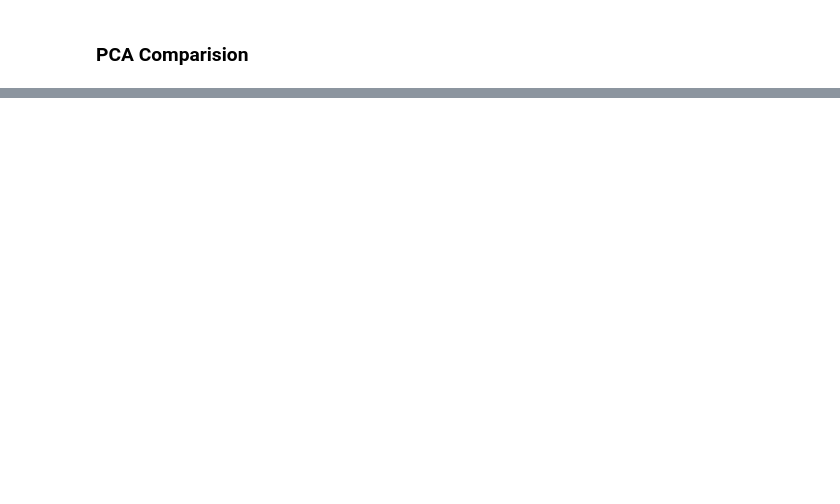
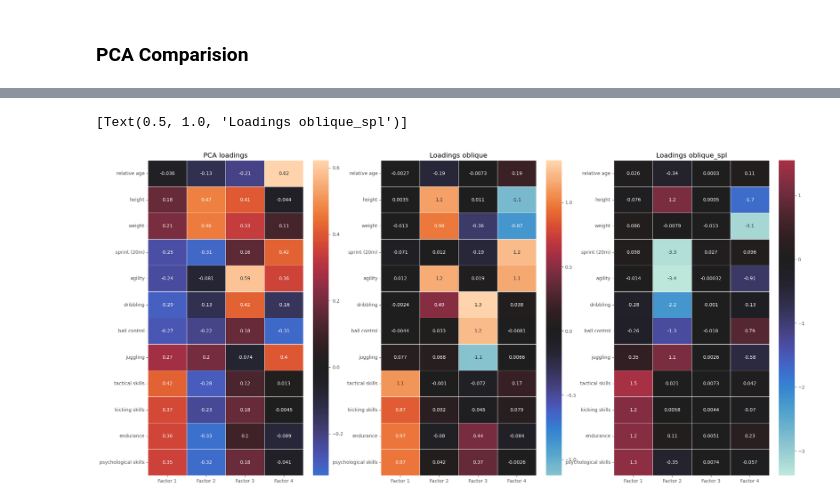
Before and after one commit to eduardo-baratela/Youth-Elite-Soccer, a Jupyter notebook: dev/comparing_models.ipynb, the cells around one changed output, grey strips where cells are left out. Drawn from its saved outputs; the diff is of its cells as text; code cells hidden in the pictures; blank space fills up the shorter version.

```diff
--- a/dev/comparing_models.ipynb
+++ b/dev/comparing_models.ipynb
@@ -433,0 +584,9 @@ print(-ll/sample_size,-nll/sample_size)
+# %%
+
+loadings_iwave_fem = np.asarray(iwave_fem.loadings)
+
+rotator = Rotator(method = "geomin_obl")
+rot_loadings_iwave_fem = torch.from_numpy(rotator.fit_transform(loadings_iwave_fem))
+
+rotator_ort = Rotator(method = "geomin_ort")
+rot_loadings_iwave_fem_ort = torch.from_numpy(rotator_ort.fit_transform(loadings_iwave_fem))
@@ -434,3 +595,11 @@ print(-ll/sample_size,-nll/sample_size)
+# %%
+loadings_niwave_fem = np.asarray(niwave_fem.loadings)
+
+rotator_niwave_fem = Rotator(method = "geomin_obl")
+rot_loadings_niwave_fem = torch.from_numpy(rotator.fit_transform(loadings_niwave_fem))
+
+rotator_ort_niwave_fem = Rotator(method = "geomin_ort")
+rot_loadings_niwave_fem_ort = torch.from_numpy(rotator_ort.fit_transform(loadings_niwave_fem))
 # %% [markdown]
 #### Scores
 # %%
@@ -501,6 +732,6 @@ test_result
 from sklearn.decomposition import PCA
 #pca_scree = PCA(n_components = 0.75, svd_solver='full')
 pca_scree = PCA(svd_solver='full')
-pca_scree.fit(df)
-reduced = pca_scree.transform(df)
+pca_scree.fit(df_fem)
+reduced = pca_scree.transform(df_fem)
 pca_scree.explained_variance_
@@ -514,13 +752,16 @@ plt.title("Scree Plot")
 # %%
 pca = PCA(n_components = 4, svd_solver='full',)
-pca.fit(df)
-reduced = pca.transform(df)
+pca.fit(df_fem)
+reduced = pca.transform(df_fem)
 loadings = pd.DataFrame(pca.components_.T)
 # %%
 fig, axs = plt.subplots(1,3, figsize=(25,12))
 sns.heatmap(ax=axs[0], data=loadings, annot=True, linewidths=0.5, vmin=loadings.min().min(), vmax=loadings.max().max(), center=0,xticklabels=["Factor 1", "Factor 2","Factor 3","Factor 4"], yticklabels=X_names).set(title='PCA loadings')
-sns.heatmap(ax=axs[1], data=rot_loadings_iwave[:,[3,0,2,1]], annot=True, linewidths=0.5, vmin=rot_loadings_iwave.min(), vmax=rot_loadings_iwave.max(), center=0, xticklabels=["Factor 1", "Factor 2","Factor 3","Factor 4"], yticklabels=X_names).set(title='Loadings oblique')
-sns.heatmap(ax=axs[2], data=rot_loadings_niwave[:,[3,0,1,2,]], annot=True, linewidths=0.5, vmin=rot_loadings_niwave.min(), vmax=rot_loadings_niwave.max(), center=0, xticklabels=["Factor 1", "Factor 2","Factor 3","Factor 4"], yticklabels=X_names).set(title='Loadings oblique_spl')
+sns.heatmap(ax=axs[1], data=rot_loadings_iwave_fem[:,[3,0,2,1]], annot=True, linewidths=0.5, vmin=rot_loadings_iwave_fem.min(), vmax=rot_loadings_iwave_fem.max(), center=0, xticklabels=["Factor 1", "Factor 2","Factor 3","Factor 4"], yticklabels=X_names).set(title='Loadings oblique')
+sns.heatmap(ax=axs[2], data=rot_loadings_niwave_fem[:,[3,0,1,2,]], annot=True, linewidths=0.5, vmin=rot_loadings_niwave_fem.min(), vmax=rot_loadings_niwave_fem.max(), center=0, xticklabels=["Factor 1", "Factor 2","Factor 3","Factor 4"], yticklabels=X_names).set(title='Loadings oblique_spl')
+# %% [output]
+[Text(0.5, 1.0, 'Loadings oblique_spl')]
+[figure, added]
 # %%
 fig, axs = plt.subplots(1,3, figsize=(16,7), frameon=True)
 sns.heatmap(ax=axs[0], data=abs(loadings), annot=False, linewidths=0.5, linecolor='black', vmin=0, center=loadings.max().max()/2, vmax=loadings.max().max(),xticklabels=["Factor 1", "Factor 2","Factor 3","Factor 4"], yticklabels=X_names, cmap = plt.cm.Greys, cbar=True, cbar_kws={'format': matplotlib.ticker.FixedFormatter(['0','max']),"ticks":[0,loadings.max().max()],}).set(title='PCA')
```
Also changed, not shown: parts of 38 cells of this notebook, 8 other files.
